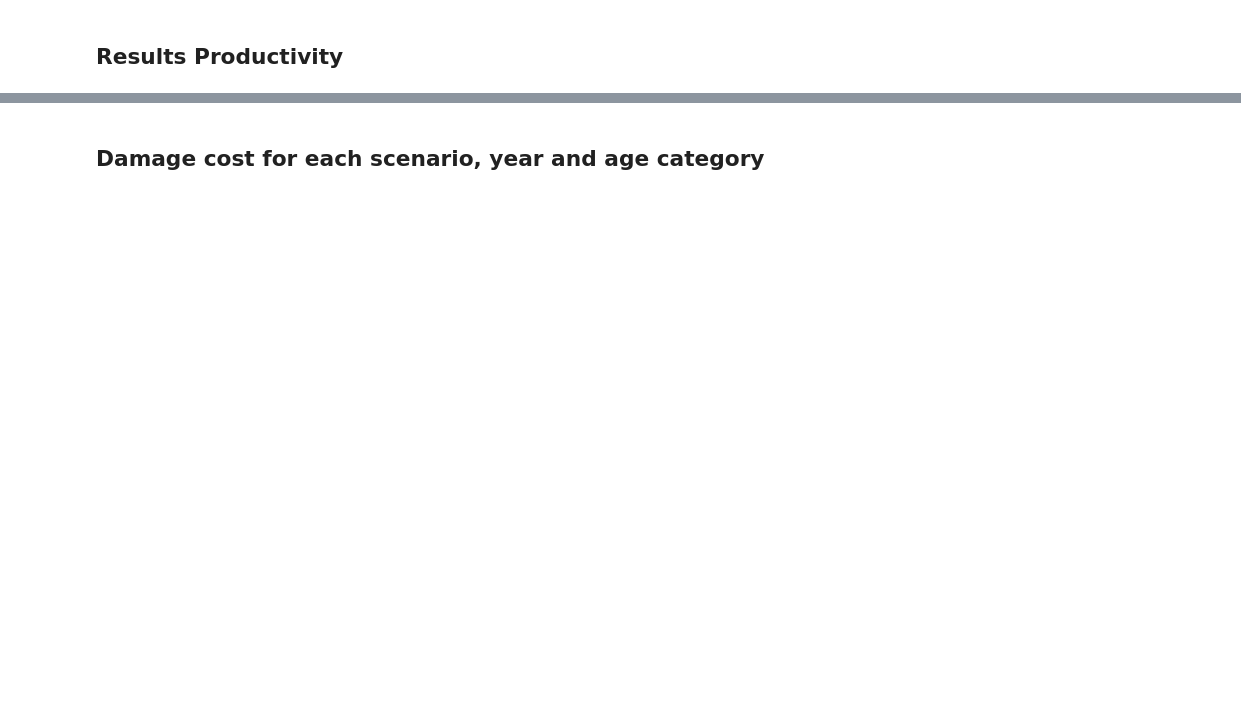
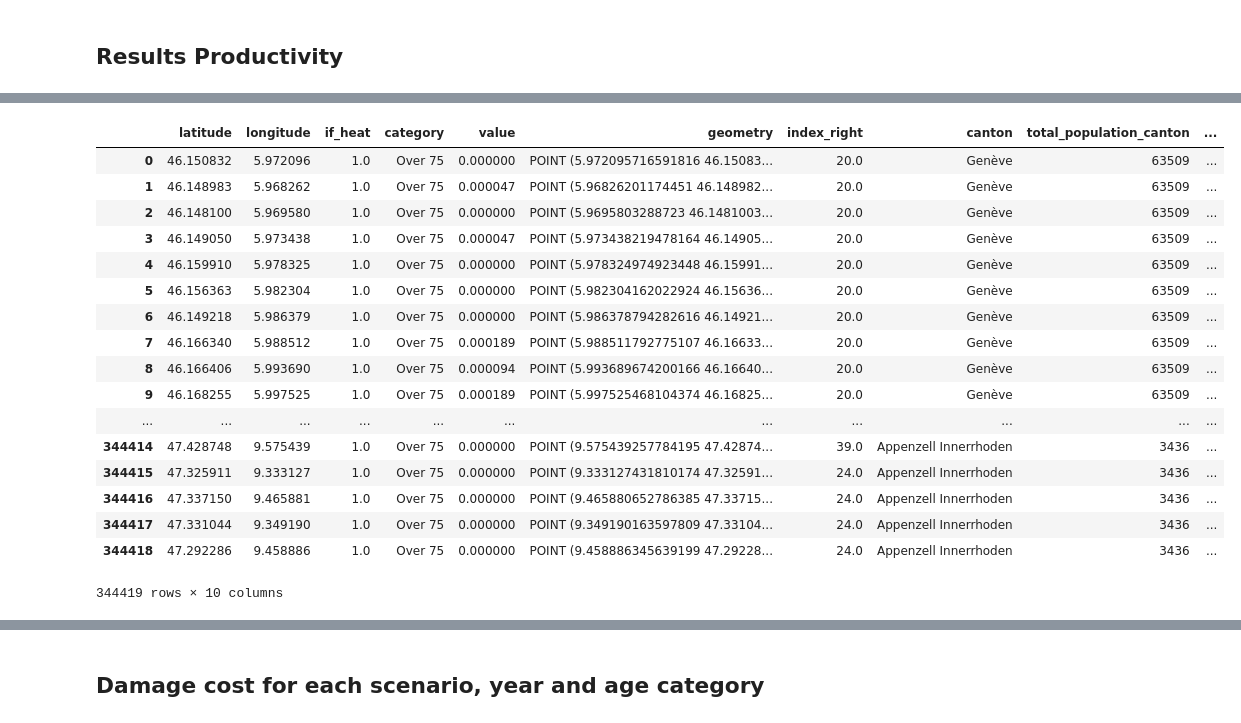
Before and after one commit to zeliest/heat_mortality_productivity_impacts, a Jupyter notebook: data_analysis/notebooks/results_mortality.ipynb, the cells around one changed output, grey strips where cells are left out. Cells and saved outputs as stored; diff of their text form; code cells hidden in the pictures; blank space fills up the shorter version.

```diff
--- a/data_analysis/notebooks/results_mortality.ipynb
+++ b/data_analysis/notebooks/results_mortality.ipynb
@@ -30,0 +31,9 @@ fig_dir = '../../data_analysis/figures/'
+# %%
+directory_exposures = '../../input_data/exposures/'
+exposures = {}
+for code, category in {'O': 'Over 75', 'U': 'Under 75'}.items():
+    exposures_file = ''.join([directory_exposures, 'exposures_mortality_ch_', code,'.h5'])
+    exposures[category] = Exposures()
+    exposures[category].read_hdf5(exposures_file)
+    #exposures[category] = Exposures(exposures[category])
+    exposures[category].check()
@@ -30,0 +53,21 @@ fig_dir = '../../data_analysis/figures/'
+# %%
+exposures['Over 75']
+# %% [output]
+|  | latitude | longitude | if_heat | category | value | geometry | index_right | canton | total_population_canton | ... |
+| 0 | 46.150832 | 5.972096 | 1.0 | Over 75 | 0.000000 | POINT (5.972095716591816 46.15083... | 20.0 | Genève | 63509 | ... |
+| 1 | 46.148983 | 5.968262 | 1.0 | Over 75 | 0.000047 | POINT (5.96826201174451 46.148982... | 20.0 | Genève | 63509 | ... |
+| 2 | 46.148100 | 5.969580 | 1.0 | Over 75 | 0.000000 | POINT (5.9695803288723 46.1481003... | 20.0 | Genève | 63509 | ... |
+| 3 | 46.149050 | 5.973438 | 1.0 | Over 75 | 0.000047 | POINT (5.973438219478164 46.14905... | 20.0 | Genève | 63509 | ... |
+| 4 | 46.159910 | 5.978325 | 1.0 | Over 75 | 0.000000 | POINT (5.978324974923448 46.15991... | 20.0 | Genève | 63509 | ... |
+| 5 | 46.156363 | 5.982304 | 1.0 | Over 75 | 0.000000 | POINT (5.982304162022924 46.15636... | 20.0 | Genève | 63509 | ... |
+| 6 | 46.149218 | 5.986379 | 1.0 | Over 75 | 0.000000 | POINT (5.986378794282616 46.14921... | 20.0 | Genève | 63509 | ... |
+| 7 | 46.166340 | 5.988512 | 1.0 | Over 75 | 0.000189 | POINT (5.988511792775107 46.16633... | 20.0 | Genève | 63509 | ... |
+| 8 | 46.166406 | 5.993690 | 1.0 | Over 75 | 0.000094 | POINT (5.993689674200166 46.16640... | 20.0 | Genève | 63509 | ... |
+| 9 | 46.168255 | 5.997525 | 1.0 | Over 75 | 0.000189 | POINT (5.997525468104374 46.16825... | 20.0 | Genève | 63509 | ... |
+| ... | ... | ... | ... | ... | ... | ... | ... | ... | ... | ... |
+| 344414 | 47.428748 | 9.575439 | 1.0 | Over 75 | 0.000000 | POINT (9.575439257784195 47.42874... | 39.0 | Appenzell Innerrhoden | 3436 | ... |
+| 344415 | 47.325911 | 9.333127 | 1.0 | Over 75 | 0.000000 | POINT (9.333127431810174 47.32591... | 24.0 | Appenzell Innerrhoden | 3436 | ... |
+| 344416 | 47.337150 | 9.465881 | 1.0 | Over 75 | 0.000000 | POINT (9.465880652786385 47.33715... | 24.0 | Appenzell Innerrhoden | 3436 | ... |
+| 344417 | 47.331044 | 9.349190 | 1.0 | Over 75 | 0.000000 | POINT (9.349190163597809 47.33104... | 24.0 | Appenzell Innerrhoden | 3436 | ... |
+| 344418 | 47.292286 | 9.458886 | 1.0 | Over 75 | 0.000000 | POINT (9.458886345639199 47.29228... | 24.0 | Appenzell Innerrhoden | 3436 | ... |
+344419 rows × 10 columns
```
Also changed, not shown: parts of 15 cells of this notebook.
